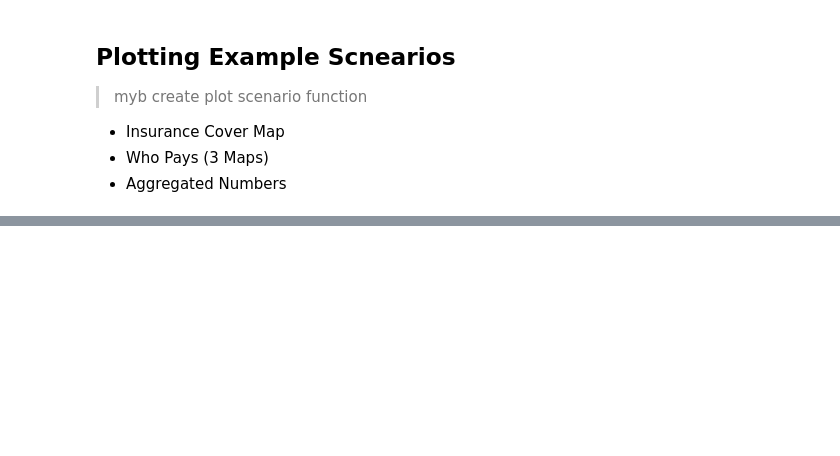
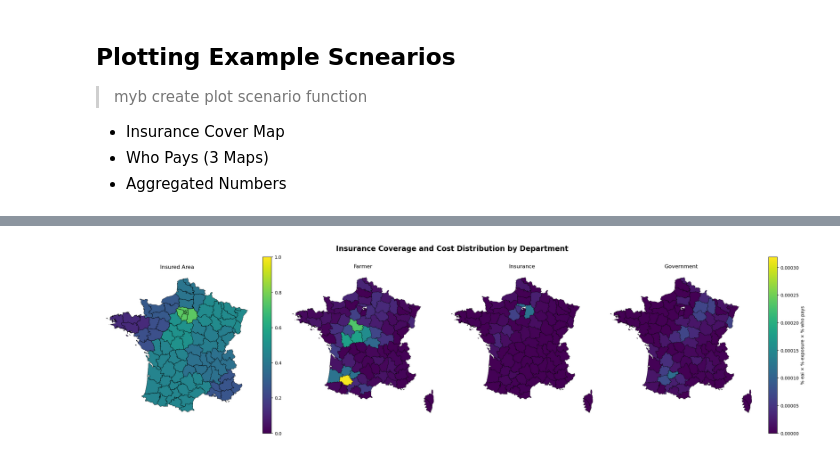
Before and after one commit to arvedluetzen/mus-climada, a Jupyter notebook: notebooks/0424_pipeline-scenarios.ipynb, the cells around one changed output, grey strips where cells are left out. Cells and saved outputs as stored; diff of their text form; code cells hidden in the pictures; blank space fills up the shorter version.

Commit message:
plot scenario function

```diff
--- a/notebooks/0424_pipeline-scenarios.ipynb
+++ b/notebooks/0424_pipeline-scenarios.ipynb
@@ -204,5 +204,3 @@ plt.show()
 - Insurance Cover Map
 - Who Pays (3 Maps)
 - Aggregated Numbers
-# %%
-def plot_scenario(scenarios_dict, insurance_scaling_factor):
@@ -224,0 +290,7 @@ scenarios_dict[0.0]["scenario_poly"]
+# %%
+f, axs = plot_scenario(scenarios_dict[0.1]["scenario_poly"],
+                       rel_max=scenarios_dict["relative_max"])
+
+plt.show()
+# %% [output]
+[figure, added]
```
Also changed, not shown: parts of 2 cells of this notebook, 2 other files.
